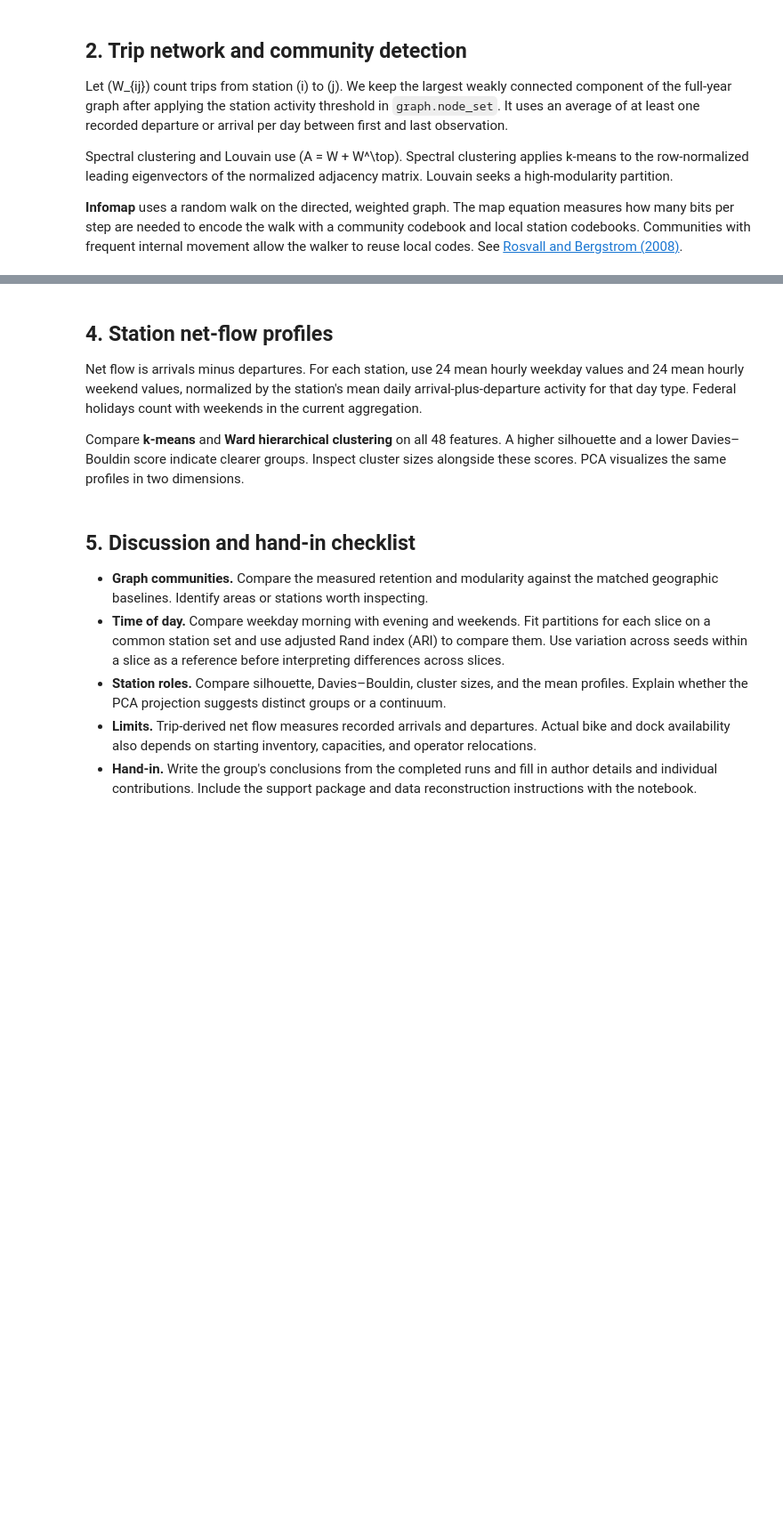
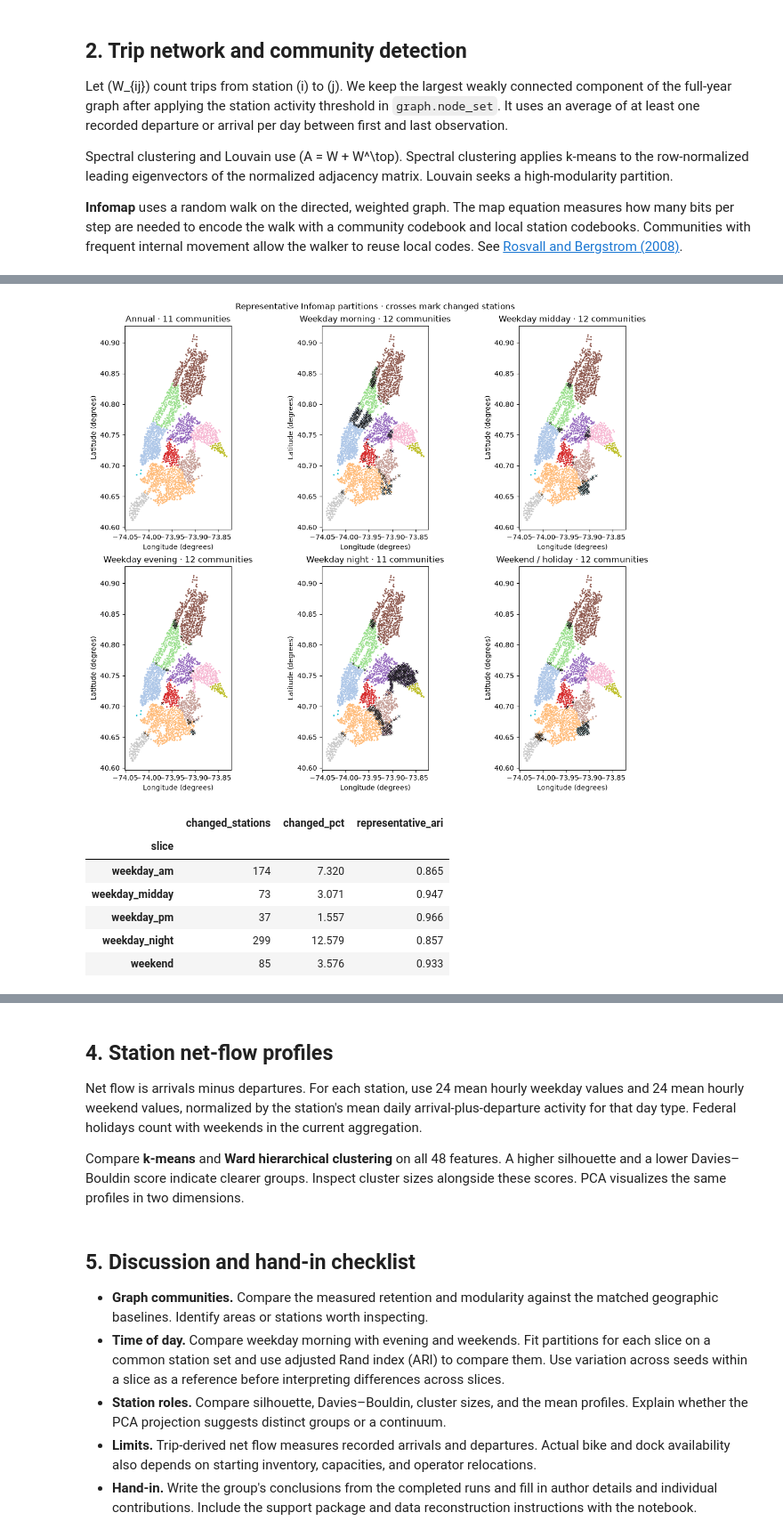
Before and after one commit to Lyngsberg/city_bike, a Jupyter notebook: city_bike.ipynb, the cells around one changed output, grey strips where cells are left out. Shown at 89% size. Cells and saved outputs as stored; diff of their text form; code cells hidden in the pictures; blank space fills up the shorter version.

Commit message:
Add temporal community analysis and Conda environment

```diff
--- a/city_bike.ipynb
+++ b/city_bike.ipynb
@@ -136,0 +289,68 @@ display(slice_scores.round(3))
+# %%
+time_ids = time_graphs["all"].ids
+time_stations = stations.loc[time_ids]
+typical_partitions = {
+    name: temporal.representative(partitions)
+    for name, partitions in time_runs.items()
+}
+annual_typical = typical_partitions["all"]
+aligned_partitions = {
+    name: temporal.align_partition(annual_typical, labels)
+    for name, labels in typical_partitions.items()
+}
+annual_names = (
+    pd.DataFrame({
+        "community": annual_typical,
+        "name": time_stations["name"].to_numpy(),
+        "activity": (time_stations["arrivals"] + time_stations["departures"]).to_numpy(),
+    })
+    .sort_values("activity", ascending=False)
+    .drop_duplicates("community")
+    .set_index("community")["name"]
+)
+station_changes = pd.DataFrame({
+    "name": time_stations["name"], "lng": time_stations["lng"],
+    "lat": time_stations["lat"], "annual_community": annual_typical,
+})
+for name in slice_names:
+    station_changes[name] = aligned_partitions[name]
+    station_changes[f"changed_{name}"] = aligned_partitions[name] != annual_typical
+
+max_label = max(labels.max() for labels in aligned_partitions.values())
+color_map = plt.get_cmap("tab20", max_label + 1)
+color_norm = BoundaryNorm(np.arange(-0.5, max_label + 1.5), color_map.N)
+fig, axes = plt.subplots(2, 3, figsize=(12, 10), layout="constrained")
+for ax, name in zip(axes.flat, ["all", *slice_names]):
+    labels = aligned_partitions[name]
+    ax.scatter(time_stations["lng"], time_stations["lat"],
+               c=labels, cmap=color_map, norm=color_norm, s=5, linewidths=0)
+    changed = labels != annual_typical
+    ax.scatter(time_stations.loc[changed, "lng"], time_stations.loc[changed, "lat"],
+               marker="x", s=13, color="0.1", linewidths=0.6)
+    ax.set(
+        title=f"{period_names[name]} · {np.unique(labels).size} communities",
+        xlabel="Longitude (degrees)", ylabel="Latitude (degrees)",
+        aspect=1 / longitude_scale,
+    )
+fig.suptitle("Representative Infomap partitions · crosses mark changed stations")
+plt.show()
+
+change_summary = pd.DataFrame([
+    {
+        "slice": name,
+        "changed_stations": int(station_changes[f"changed_{name}"].sum()),
+        "changed_pct": 100 * station_changes[f"changed_{name}"].mean(),
+        "representative_ari": adjusted_rand_score(annual_typical, typical_partitions[name]),
+    }
+    for name in slice_names
+]).set_index("slice")
+display(change_summary.round(3))
+# %% [output]
+[figure, added]
+|  | changed_stations | changed_pct | representative_ari |
+| slice |  |  |  |
+| weekday_am | 174 | 7.320 | 0.865 |
+| weekday_midday | 73 | 3.071 | 0.947 |
+| weekday_pm | 37 | 1.557 | 0.966 |
+| weekday_night | 299 | 12.579 | 0.857 |
+| weekend | 85 | 3.576 | 0.933 |
```
Also changed, not shown: parts of 11 cells of this notebook, 3 other files.
